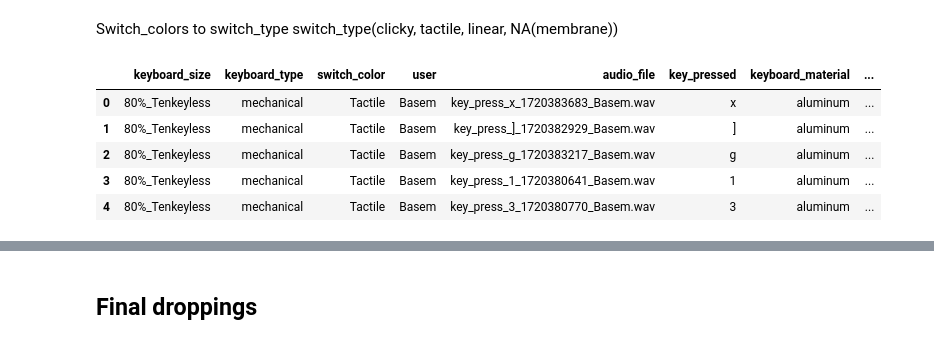
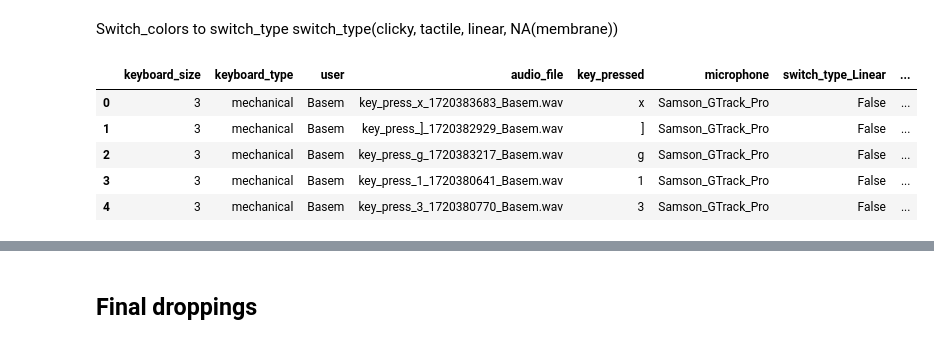
Before and after one commit to bsaleh524/keyboard_recorder, a Jupyter notebook: preprocessing/exploration.ipynb, the cells around one changed output, grey strips where cells are left out. Drawn from its saved outputs; the diff is of its cells as text; code cells hidden in the pictures.

```diff
--- a/preprocessing/exploration.ipynb
+++ b/preprocessing/exploration.ipynb
@@ -148,10 +148,15 @@ keyboard sizes to ordinal encodings
 # %%
 # Let's do the keyboard
 keyboard_sizes = {
-    5: '100%_FullSize',
-    4: '96%_Compact',
-    3: '80%_Tenkeyless',
-    2: '75%_Compact_Tenkeyless',
-    1: '65%_Compact(Default for Macbooks)',
-    0: '60%_Mini',
+    '100%_FullSize': 5,
+    '96%_Compact': 4,
+    '80%_Tenkeyless': 3,
+    '75%_Compact_Tenkeyless': 2,
+    '65%_Compact(Default for Macbooks)': 1,
+    '60%_Mini': 0,
 }
+
+# Ordinally encode the 'keyboard_size' column
+key_df['keyboard_size'] = key_df['keyboard_size'].map(keyboard_sizes)
+# key_df.drop(['keyboard_size'], axis=1, inplace=True)
+key_df.head()
@@ -161,34 +173,38 @@ switch_type(clicky, tactile, linear, NA(membrane))
 # %%
 switches_dict = {
     'Clicky': [
         'Cherry MX Blue', 'Cherry MX Green', 'Cherry MX White',
         'Gateron Blue', 'Gateron Green',
     ],
     'Tactile': [
         'Cherry MX Brown', 'Cherry MX Clear',
         'Gateron Brown', 'Halo True', 'Halo Clear',
     ],
     'Linear': [
         'Cherry MX Red', 'Cherry MX Black', 'Cherry MX Silent Red', 'Cherry MX Speed Silver',
         'Gateron Red', 'Gateron Black', 'Gateron Silent Red', 'Gateron Yellow',
         'Cherry MX Grey', 'Gateron Clear', 'Gateron White',
     ]
 }
 
 def map_switch_type(switch):
     for key, values in switches_dict.items():
         if switch in values:
             return key
     print(f"{switch} was not in any category. setting to NA")
     return 'NA'  # If switch doesn't match any category
 
 # Apply the mapping function to the 'switch_type' column
-key_df['switch_color'] = key_df['switch_color'].map(lambda x: map_switch_type(x))
+key_df['switch_type'] = key_df['switch_color'].map(lambda x: map_switch_type(x))
+key_df.drop(['switch_color'], axis=1, inplace=True)
+
+# Now do a dummies on it
+key_df = pd.get_dummies(key_df, columns=['switch_type', 'keyboard_material'])
 key_df.head()
 # %% [output]
-|  | keyboard_size | keyboard_type | switch_color | user | audio_file | key_pressed | keyboard_material | ... |
-| 0 | 80%_Tenkeyless | mechanical | Tactile | Basem | key_press_x_1720383683_Basem.wav | x | aluminum | ... |
-| 1 | 80%_Tenkeyless | mechanical | Tactile | Basem | key_press_]_1720382929_Basem.wav | ] | aluminum | ... |
-| 2 | 80%_Tenkeyless | mechanical | Tactile | Basem | key_press_g_1720383217_Basem.wav | g | aluminum | ... |
-| 3 | 80%_Tenkeyless | mechanical | Tactile | Basem | key_press_1_1720380641_Basem.wav | 1 | aluminum | ... |
-| 4 | 80%_Tenkeyless | mechanical | Tactile | Basem | key_press_3_1720380770_Basem.wav | 3 | aluminum | ... |
+|  | keyboard_size | keyboard_type | user | audio_file | key_pressed | microphone | switch_type_Linear | ... |
+| 0 | 3 | mechanical | Basem | key_press_x_1720383683_Basem.wav | x | Samson_GTrack_Pro | False | ... |
+| 1 | 3 | mechanical | Basem | key_press_]_1720382929_Basem.wav | ] | Samson_GTrack_Pro | False | ... |
+| 2 | 3 | mechanical | Basem | key_press_g_1720383217_Basem.wav | g | Samson_GTrack_Pro | False | ... |
+| 3 | 3 | mechanical | Basem | key_press_1_1720380641_Basem.wav | 1 | Samson_GTrack_Pro | False | ... |
+| 4 | 3 | mechanical | Basem | key_press_3_1720380770_Basem.wav | 3 | Samson_GTrack_Pro | False | ... |
```
Also changed, not shown: parts of 7 cells of this notebook.
